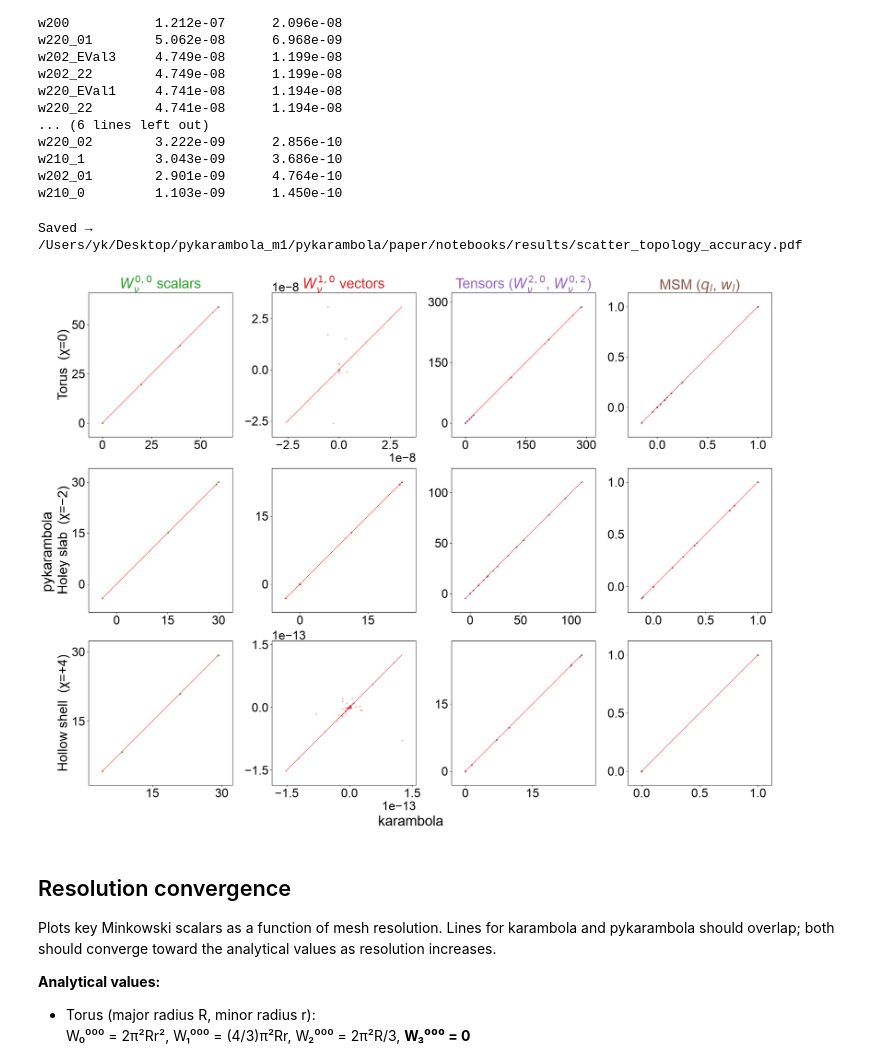
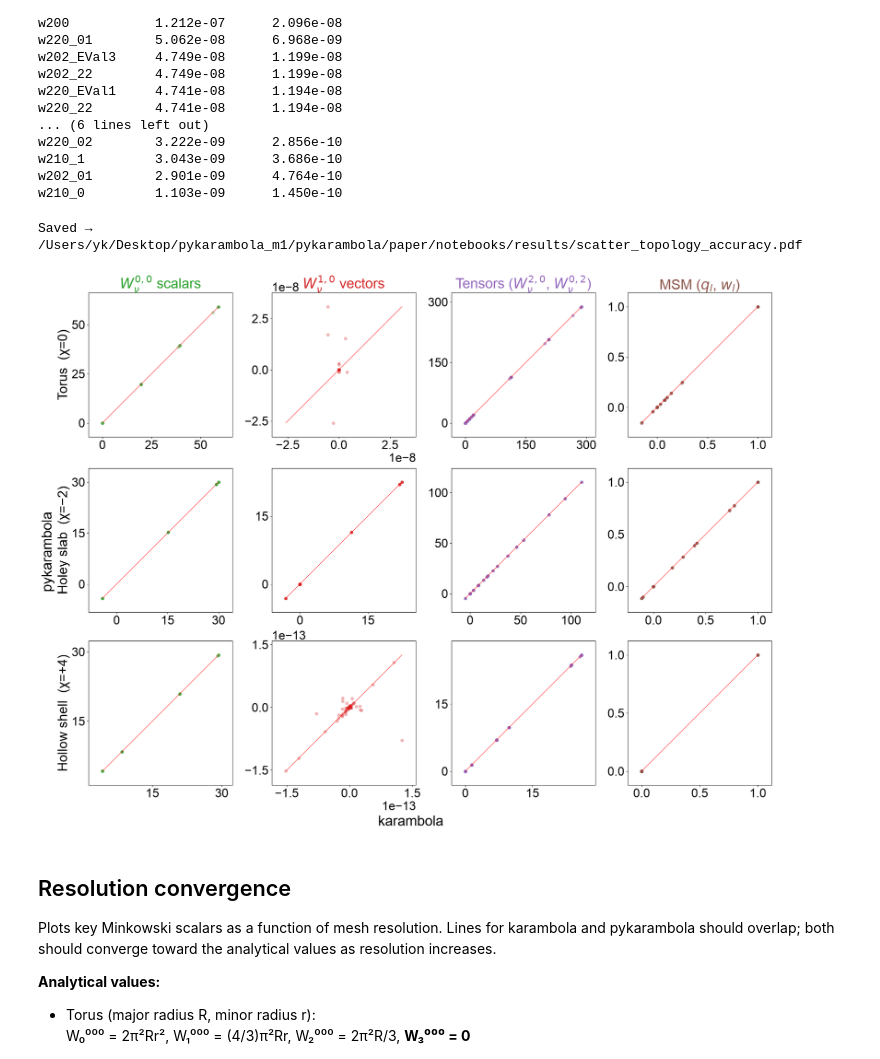
Before and after one commit to Ishihara-SynthMorph/pykarambola, a Jupyter notebook: paper/notebooks/topology_validation.ipynb, the cells around one changed output. Saved outputs shown, nothing was run; the diff lists cells and outputs as text; code cells hidden in the pictures.

```diff
--- a/paper/notebooks/topology_validation.ipynb
+++ b/paper/notebooks/topology_validation.ipynb
@@ -798,35 +798,35 @@ else:
                 py_all.append(subset[cp].values)
             if k_all:
                 k_all  = np.concatenate(k_all)
                 py_all = np.concatenate(py_all)
-                ax.scatter(k_all, py_all, s=6, alpha=0.3, rasterized=True,
+                ax.scatter(k_all, py_all, s=35, alpha=0.3, rasterized=True,
                            color=GROUP_COLORS[col])
                 lo = min(k_all.min(), py_all.min())
                 hi = max(k_all.max(), py_all.max())
                 ax.plot([lo, hi], [lo, hi], 'r-', lw=0.8, zorder=5)
             ax.margins(0.12)
             ax.set_box_aspect(1)
             ax.tick_params(labelsize=BASE_FONT - 4)
             ax.xaxis.set_major_locator(plt.MaxNLocator(3))
             ax.yaxis.set_major_locator(plt.MaxNLocator(3))
             ax.xaxis.get_offset_text().set_fontsize(BASE_FONT - 4)
             ax.yaxis.get_offset_text().set_fontsize(BASE_FONT - 4)
             if row == 0:
                 ax.set_title(grp_label, fontsize=BASE_FONT,
                              color=GROUP_COLORS[col])
             if col == 0:
                 ax.set_ylabel(shape_labels[shape], fontsize=BASE_FONT - 2)
 
     fig.supxlabel('karambola', fontsize=BASE_FONT)
     fig.supylabel('pykarambola', fontsize=BASE_FONT)
 
     save_path = os.path.join(RESULTS_DIR, 'scatter_topology_accuracy.pdf')
     plt.savefig(save_path, dpi=150, bbox_inches='tight')
     print(f'Saved \u2192 {save_path}')
     plt.show()
 # %% [output]
 Saved → /Users/yk/Desktop/pykarambola_m1/pykarambola/paper/notebooks/results/scatter_topology_accuracy.pdf
-[figure, old version]
+[figure, new version]
 # %% [markdown]
 ## Resolution convergence
 
```
Also changed, not shown: 18 other files.
